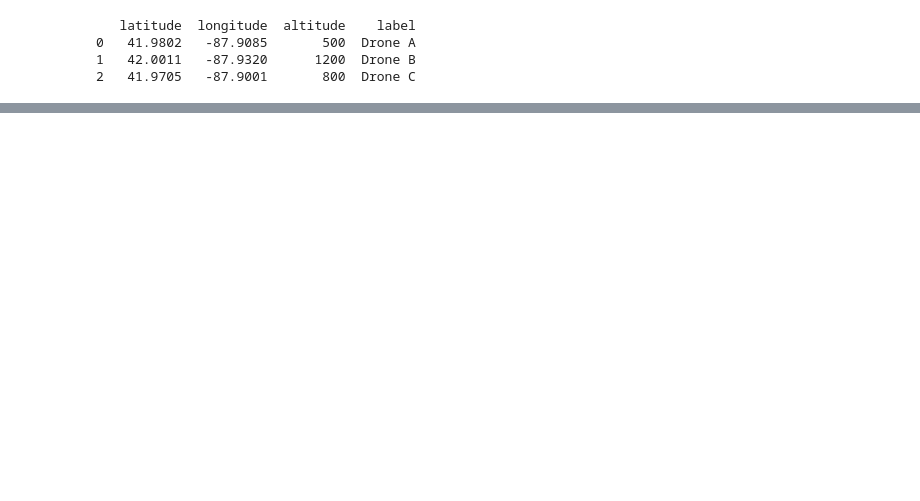
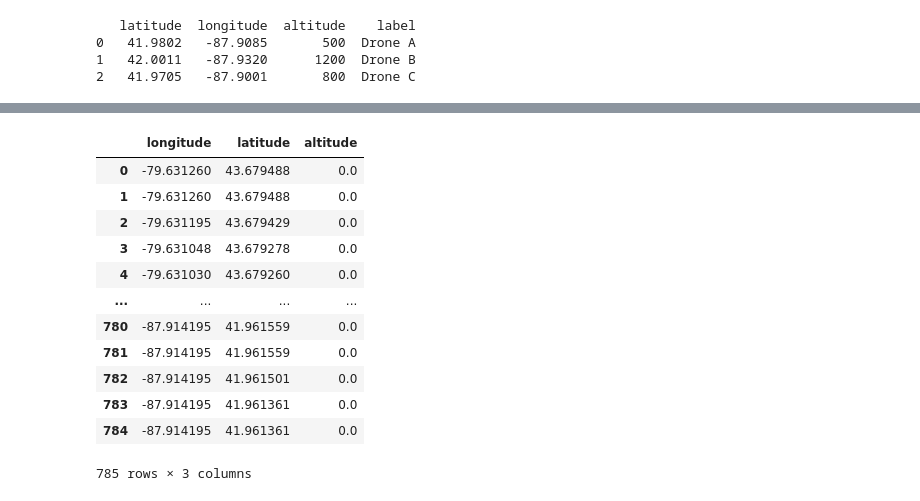
Before and after one commit to vishalival/drone-intrusion, a Jupyter notebook: ohare.ipynb, the cells around one changed output, grey strips where cells are left out. Drawn from its saved outputs; the diff is of its cells as text; code cells hidden in the pictures; blank space fills up the shorter version.

```diff
--- a/ohare.ipynb
+++ b/ohare.ipynb
@@ -243,3 +452,27 @@ print(df_intrusions.head())
 0   41.9802   -87.9085       500  Drone A
 1   42.0011   -87.9320      1200  Drone B
 2   41.9705   -87.9001       800  Drone C
+# %%
+import xml.etree.ElementTree as ET
+import pandas as pd
+
+# Define namespaces
+ns = {
+    'kml': 'http://www.opengis.net/kml/2.2',
+    'gx': 'http://www.google.com/kml/ext/2.2'
+}
+
+# Parse KML
+tree = ET.parse("D-AALG-track-EGM96.kml")
+root = tree.getroot()
+
+# Extract <when> timestamps and <gx:coord> positions
+when_elements = root.findall(".//gx:Track/gx:when", ns)
+coord_elements = root.findall(".//gx:Track/gx:coord", ns)
+
+# Convert text to lists
+timestamps = [elem.text for elem in when_elements]
+coords = [list(map(float, elem.text.strip().split())) for elem in coord_elements]
+
+# Create DataFrame
+df_flight_arrivals = pd.DataFrame(coords, columns=["longitude", "latitude", "altitude"])
@@ -245,0 +519,16 @@ print(df_intrusions.head())
+# %%
+df_flight_arrivals
+# %% [output]
+|  | longitude | latitude | altitude |
+| 0 | -79.631260 | 43.679488 | 0.0 |
+| 1 | -79.631260 | 43.679488 | 0.0 |
+| 2 | -79.631195 | 43.679429 | 0.0 |
+| 3 | -79.631048 | 43.679278 | 0.0 |
+| 4 | -79.631030 | 43.679260 | 0.0 |
+| ... | ... | ... | ... |
+| 780 | -87.914195 | 41.961559 | 0.0 |
+| 781 | -87.914195 | 41.961559 | 0.0 |
+| 782 | -87.914195 | 41.961501 | 0.0 |
+| 783 | -87.914195 | 41.961361 | 0.0 |
+| 784 | -87.914195 | 41.961361 | 0.0 |
+785 rows × 3 columns
```
Also changed, not shown: parts of 7 cells of this notebook, 5 other files.
